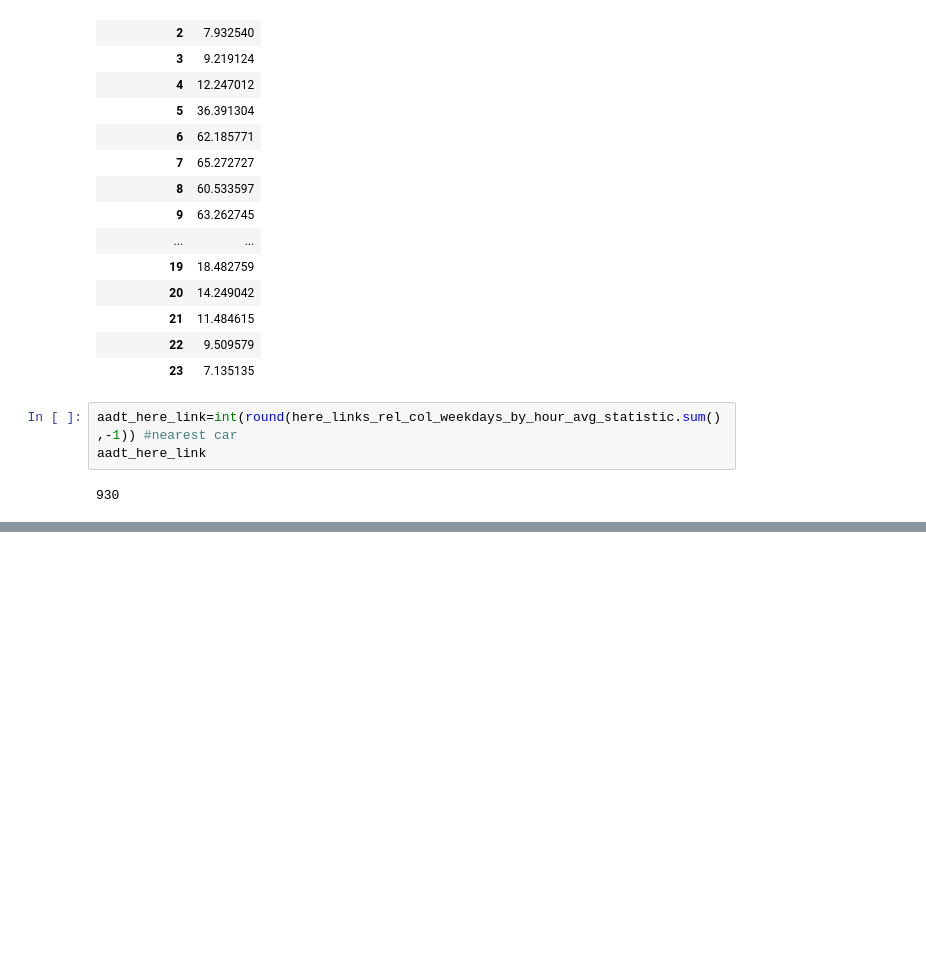
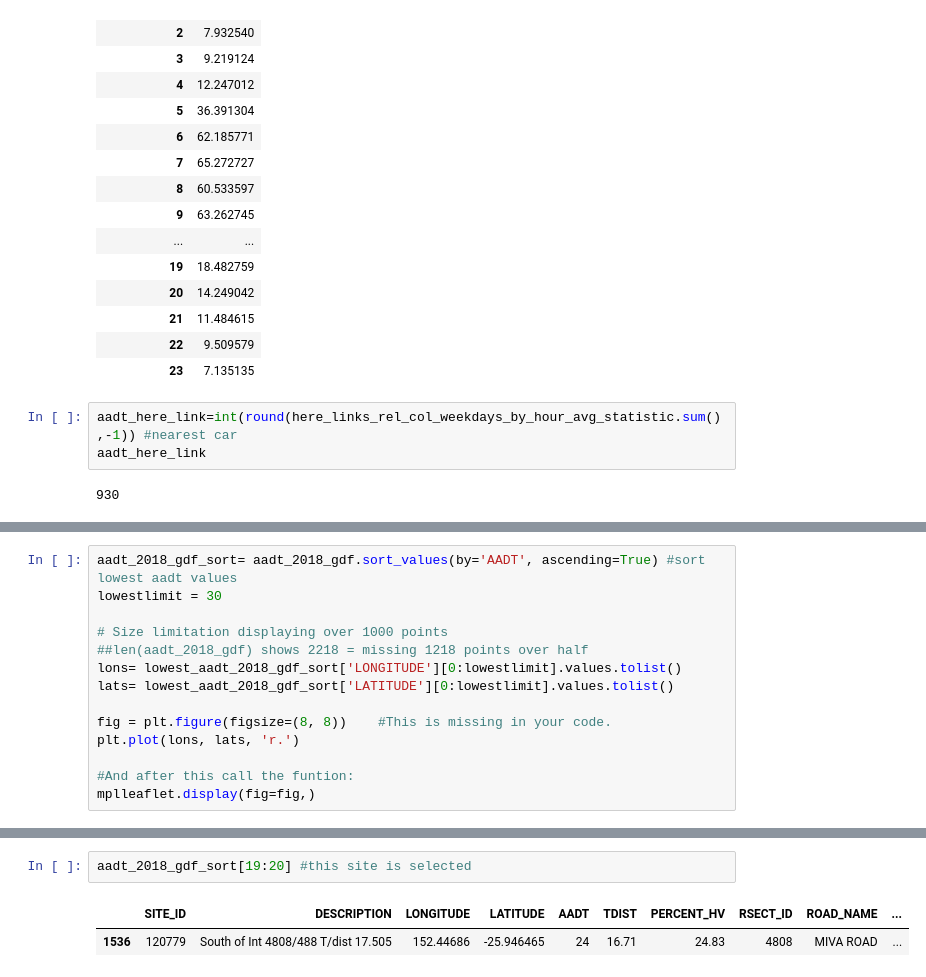
Before and after one commit to jaworra/Jupyter-Notebooks, a Jupyter notebook: here_analysis.ipynb, the cells around one changed output, grey strips where cells are left out. Cells and saved outputs as stored; diff of their text form; blank space fills up the shorter version.

```diff
--- a/here_analysis.ipynb
+++ b/here_analysis.ipynb
@@ -413,0 +435,14 @@ str(round(aadt_here_link/aadt_loops *100,1)) + ' %'
+# %%
+aadt_2018_gdf_sort= aadt_2018_gdf.sort_values(by='AADT', ascending=True) #sort lowest aadt values
+lowestlimit = 30
+
+# Size limitation displaying over 1000 points
+##len(aadt_2018_gdf) shows 2218 = missing 1218 points over half
+lons= lowest_aadt_2018_gdf_sort['LONGITUDE'][0:lowestlimit].values.tolist()
+lats= lowest_aadt_2018_gdf_sort['LATITUDE'][0:lowestlimit].values.tolist()
+
+fig = plt.figure(figsize=(8, 8))    #This is missing in your code.
+plt.plot(lons, lats, 'r.')
+
+#And after this call the funtion:
+mplleaflet.display(fig=fig,)
@@ -413,0 +451,5 @@ str(round(aadt_here_link/aadt_loops *100,1)) + ' %'
+# %%
+aadt_2018_gdf_sort[19:20] #this site is selected
+# %% [output]
+|  | SITE_ID | DESCRIPTION | LONGITUDE | LATITUDE | AADT | TDIST | PERCENT_HV | RSECT_ID | ROAD_NAME | ... |
+| 1536 | 120779 | South of Int 4808/488 T/dist 17.505 | 152.44686 | -25.946465 | 24 | 16.71 | 24.83 | 4808 | MIVA ROAD | ... |
```
Also changed, not shown: parts of 5 cells of this notebook.
